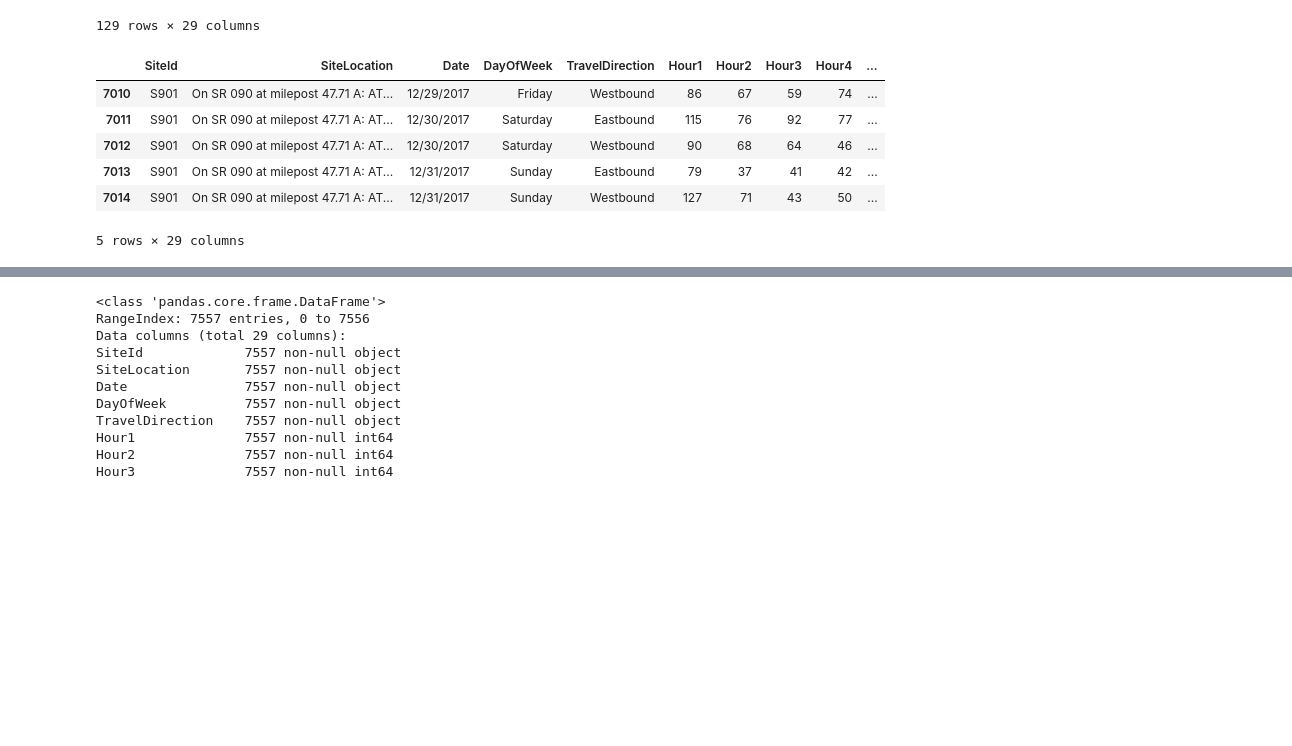
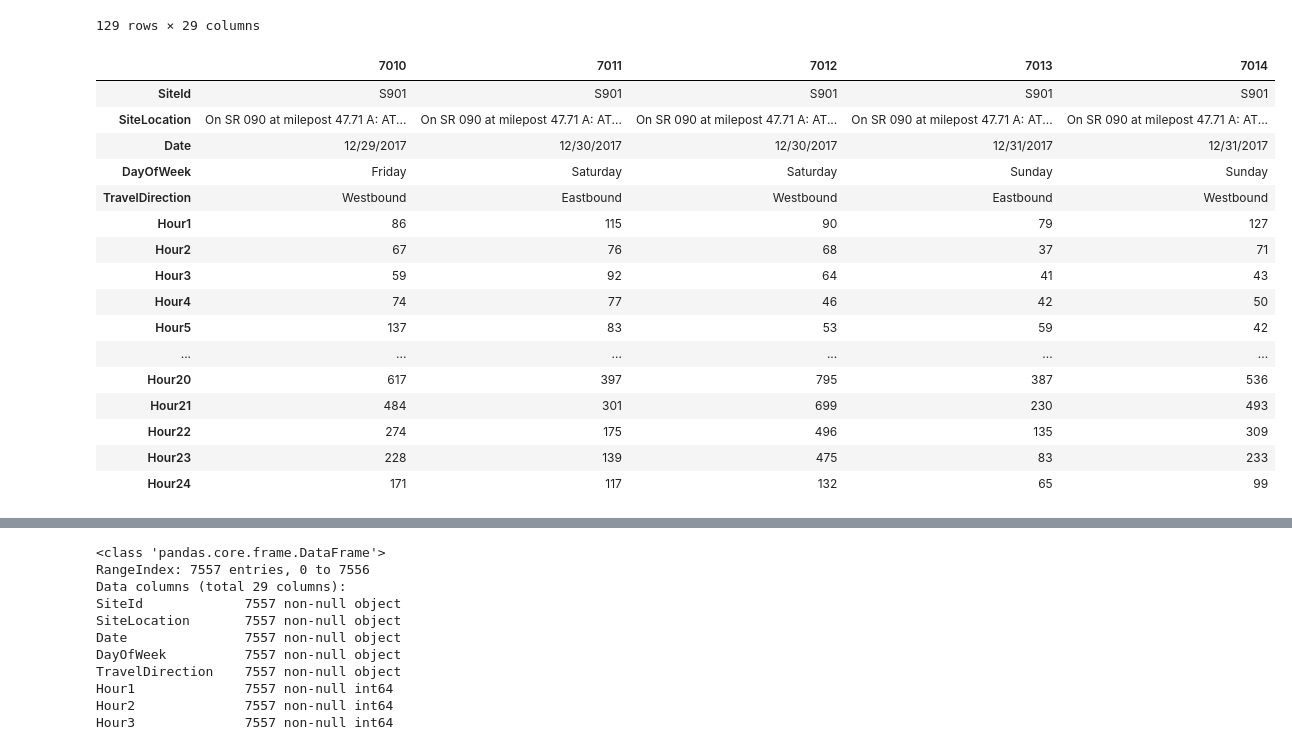
Before and after one commit to leannebaldwin/Pass_Closure, a Jupyter notebook: data_exploration/snoqualmie_pass_PTR/Snoqulamie_PTR_Data_exploration.ipynb, the cells around one changed output, grey strips where cells are left out. Saved outputs shown, nothing was run; the diff lists cells and outputs as text; code cells hidden in the pictures; blank space fills up the shorter version.

```diff
--- a/data_exploration/snoqualmie_pass_PTR/Snoqulamie_PTR_Data_exploration.ipynb
+++ b/data_exploration/snoqualmie_pass_PTR/Snoqulamie_PTR_Data_exploration.ipynb
@@ -59,15 +69,25 @@ data901[(data901.Hour1 < 10) | (data901.Hour2 <10) | (data901.Hour3 <10) | (data
 | 6814 | S901 | On SR 090 at milepost 47.71 A: AT... | 2/27/2017 | Monday | Westbound | 101 | 77 | 71 | 120 | ... |
 129 rows × 29 columns
 # %%
-data901.tail()
+data901.tail().T
 # %% [output]
-|  | SiteId | SiteLocation | Date | DayOfWeek | TravelDirection | Hour1 | Hour2 | Hour3 | Hour4 | ... |
-| 7010 | S901 | On SR 090 at milepost 47.71 A: AT... | 12/29/2017 | Friday | Westbound | 86 | 67 | 59 | 74 | ... |
-| 7011 | S901 | On SR 090 at milepost 47.71 A: AT... | 12/30/2017 | Saturday | Eastbound | 115 | 76 | 92 | 77 | ... |
-| 7012 | S901 | On SR 090 at milepost 47.71 A: AT... | 12/30/2017 | Saturday | Westbound | 90 | 68 | 64 | 46 | ... |
-| 7013 | S901 | On SR 090 at milepost 47.71 A: AT... | 12/31/2017 | Sunday | Eastbound | 79 | 37 | 41 | 42 | ... |
-| 7014 | S901 | On SR 090 at milepost 47.71 A: AT... | 12/31/2017 | Sunday | Westbound | 127 | 71 | 43 | 50 | ... |
+|  | 7010 | 7011 | 7012 | 7013 | 7014 |
+| SiteId | S901 | S901 | S901 | S901 | S901 |
+| SiteLocation | On SR 090 at milepost 47.71 A: AT... | On SR 090 at milepost 47.71 A: AT... | On SR 090 at milepost 47.71 A: AT... | On SR 090 at milepost 47.71 A: AT... | On SR 090 at milepost 47.71 A: AT... |
+| Date | 12/29/2017 | 12/30/2017 | 12/30/2017 | 12/31/2017 | 12/31/2017 |
+| DayOfWeek | Friday | Saturday | Saturday | Sunday | Sunday |
+| TravelDirection | Westbound | Eastbound | Westbound | Eastbound | Westbound |
+| Hour1 | 86 | 115 | 90 | 79 | 127 |
+| Hour2 | 67 | 76 | 68 | 37 | 71 |
+| Hour3 | 59 | 92 | 64 | 41 | 43 |
+| Hour4 | 74 | 77 | 46 | 42 | 50 |
+| Hour5 | 137 | 83 | 53 | 59 | 42 |
+| ... | ... | ... | ... | ... | ... |
+| Hour20 | 617 | 397 | 795 | 387 | 536 |
+| Hour21 | 484 | 301 | 699 | 230 | 493 |
+| Hour22 | 274 | 175 | 496 | 135 | 309 |
+| Hour23 | 228 | 139 | 475 | 83 | 233 |
+| Hour24 | 171 | 117 | 132 | 65 | 99 |
-5 rows × 29 columns
 # %%
 data903 = pd.read_csv('TrafficPtrS903_2007-01_2018-10_All.csv/TrafficVolumeByHour_S903_2007-01_2018-10.csv')
 # %%
```
Also changed, not shown: parts of 6 cells of this notebook.
